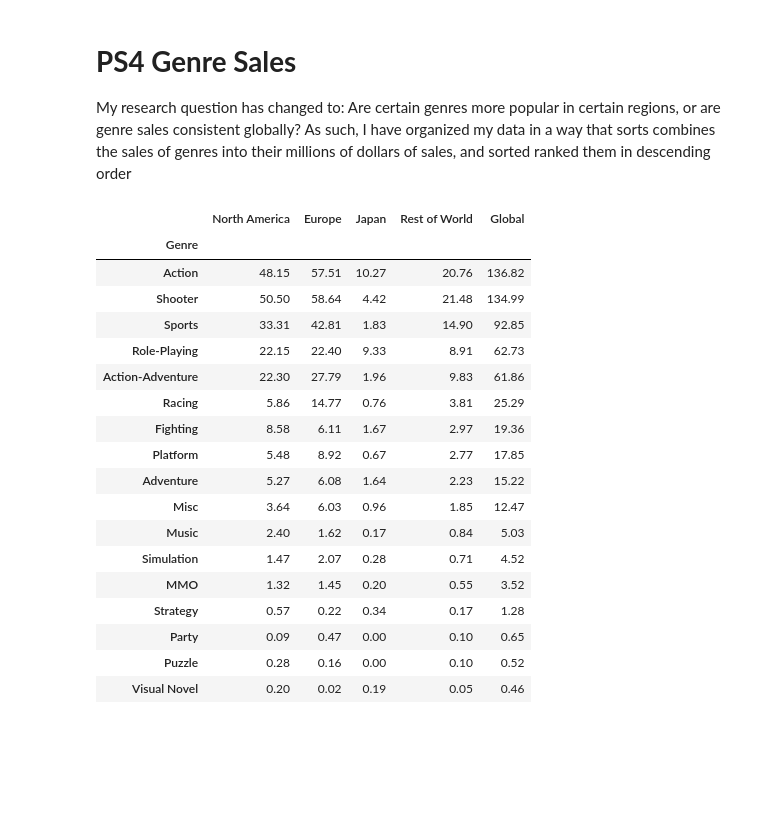
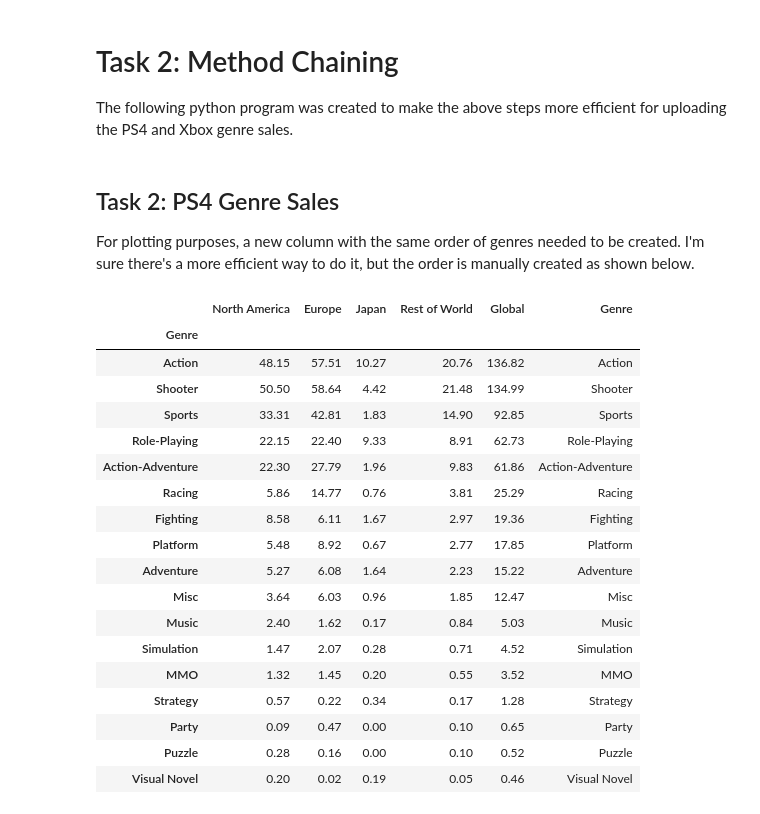
Before and after one commit to data301-2021-summer2/project-group12-project, a Jupyter notebook: data/processed/Connor_data_1.ipynb, the cells around one changed output. Cells and saved outputs as stored; diff of their text form; code cells hidden in the pictures; blank space fills up the shorter version.

```diff
--- a/data/processed/Connor_data_1.ipynb
+++ b/data/processed/Connor_data_1.ipynb
@@ -6,0 +56,4 @@ import seaborn as sns
+# %% [markdown]
+# Task 2: Method Chaining
+
+The following python program was created to make the above steps more efficient for uploading the PS4 and Xbox genre sales.
@@ -7,32 +72,42 @@ import seaborn as sns
 # %% [markdown]
-# **PS4 Genre Sales**
+## Task 2: PS4 Genre Sales
 
-My research question has changed to: Are certain genres more popular in certain regions, or are genre sales consistent globally?
-As such, I have organized my data in a way that sorts combines the sales of genres into their millions of dollars of sales, and sorted ranked them in descending order
+For plotting purposes, a new column with the same order of genres needed to be created. I'm sure there's a more efficient way to do it, but the order is manually created as shown below.
 # %%
 import project_functions
 
 Pdf = project_functions.genre_sales("/Users/Connor/Desktop/Skool/COSC301/Project/project-group12-project/data/raw/PS4_GamesSales.csv")
 
 Pdf
+
+df1 = Pdf.groupby('Genre').count
+b = Pdf.groupby(['Genre'])
+b = list(b.groups.keys())
+
+order = [0, 12, 14, 11, 1, 10, 3, 8, 2, 5, 6, 13, 4, 15, 7, 9, 16]
+b = [b[i] for i in order]
+
+Pdf['Genre'] = b
+
+Pdf
 # %% [output]
-|  | North America | Europe | Japan | Rest of World | Global |
-| Genre |  |  |  |  |  |
-| Action | 48.15 | 57.51 | 10.27 | 20.76 | 136.82 |
-| Shooter | 50.50 | 58.64 | 4.42 | 21.48 | 134.99 |
-| Sports | 33.31 | 42.81 | 1.83 | 14.90 | 92.85 |
-| Role-Playing | 22.15 | 22.40 | 9.33 | 8.91 | 62.73 |
-| Action-Adventure | 22.30 | 27.79 | 1.96 | 9.83 | 61.86 |
-| Racing | 5.86 | 14.77 | 0.76 | 3.81 | 25.29 |
-| Fighting | 8.58 | 6.11 | 1.67 | 2.97 | 19.36 |
-| Platform | 5.48 | 8.92 | 0.67 | 2.77 | 17.85 |
-| Adventure | 5.27 | 6.08 | 1.64 | 2.23 | 15.22 |
-| Misc | 3.64 | 6.03 | 0.96 | 1.85 | 12.47 |
-| Music | 2.40 | 1.62 | 0.17 | 0.84 | 5.03 |
-| Simulation | 1.47 | 2.07 | 0.28 | 0.71 | 4.52 |
-| MMO | 1.32 | 1.45 | 0.20 | 0.55 | 3.52 |
-| Strategy | 0.57 | 0.22 | 0.34 | 0.17 | 1.28 |
-| Party | 0.09 | 0.47 | 0.00 | 0.10 | 0.65 |
-| Puzzle | 0.28 | 0.16 | 0.00 | 0.10 | 0.52 |
-| Visual Novel | 0.20 | 0.02 | 0.19 | 0.05 | 0.46 |
+|  | North America | Europe | Japan | Rest of World | Global | Genre |
+| Genre |  |  |  |  |  |  |
+| Action | 48.15 | 57.51 | 10.27 | 20.76 | 136.82 | Action |
+| Shooter | 50.50 | 58.64 | 4.42 | 21.48 | 134.99 | Shooter |
+| Sports | 33.31 | 42.81 | 1.83 | 14.90 | 92.85 | Sports |
+| Role-Playing | 22.15 | 22.40 | 9.33 | 8.91 | 62.73 | Role-Playing |
+| Action-Adventure | 22.30 | 27.79 | 1.96 | 9.83 | 61.86 | Action-Adventure |
+| Racing | 5.86 | 14.77 | 0.76 | 3.81 | 25.29 | Racing |
+| Fighting | 8.58 | 6.11 | 1.67 | 2.97 | 19.36 | Fighting |
+| Platform | 5.48 | 8.92 | 0.67 | 2.77 | 17.85 | Platform |
+| Adventure | 5.27 | 6.08 | 1.64 | 2.23 | 15.22 | Adventure |
+| Misc | 3.64 | 6.03 | 0.96 | 1.85 | 12.47 | Misc |
+| Music | 2.40 | 1.62 | 0.17 | 0.84 | 5.03 | Music |
+| Simulation | 1.47 | 2.07 | 0.28 | 0.71 | 4.52 | Simulation |
+| MMO | 1.32 | 1.45 | 0.20 | 0.55 | 3.52 | MMO |
+| Strategy | 0.57 | 0.22 | 0.34 | 0.17 | 1.28 | Strategy |
+| Party | 0.09 | 0.47 | 0.00 | 0.10 | 0.65 | Party |
+| Puzzle | 0.28 | 0.16 | 0.00 | 0.10 | 0.52 | Puzzle |
+| Visual Novel | 0.20 | 0.02 | 0.19 | 0.05 | 0.46 | Visual Novel |
 # %% [markdown]
```
Also changed, not shown: parts of 21 cells of this notebook.
